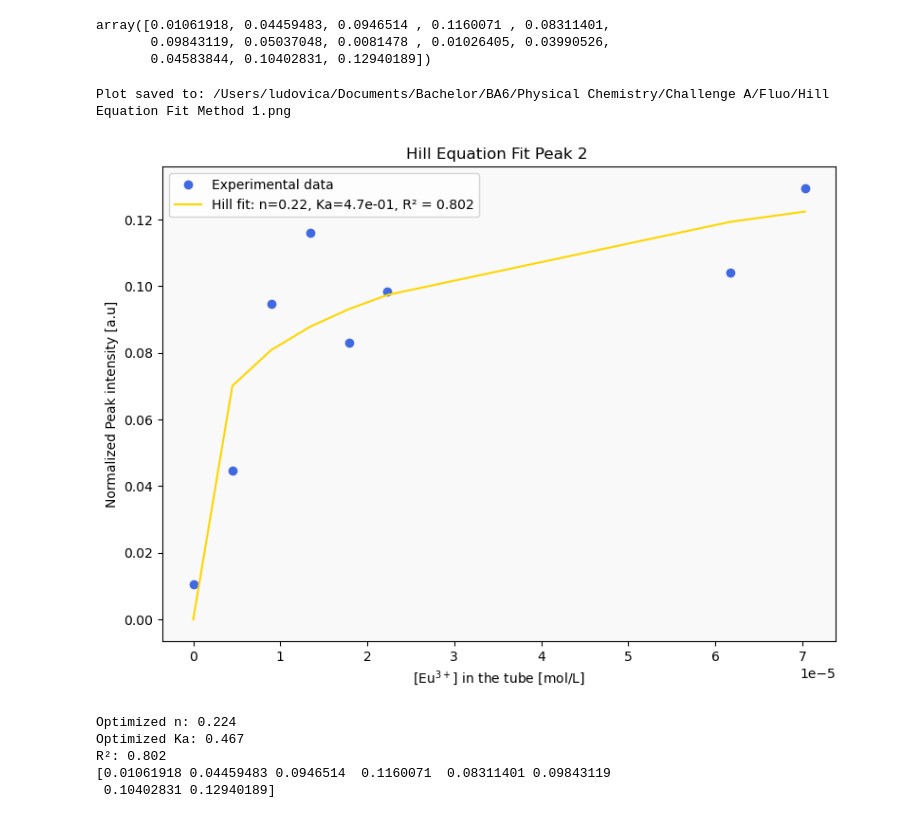
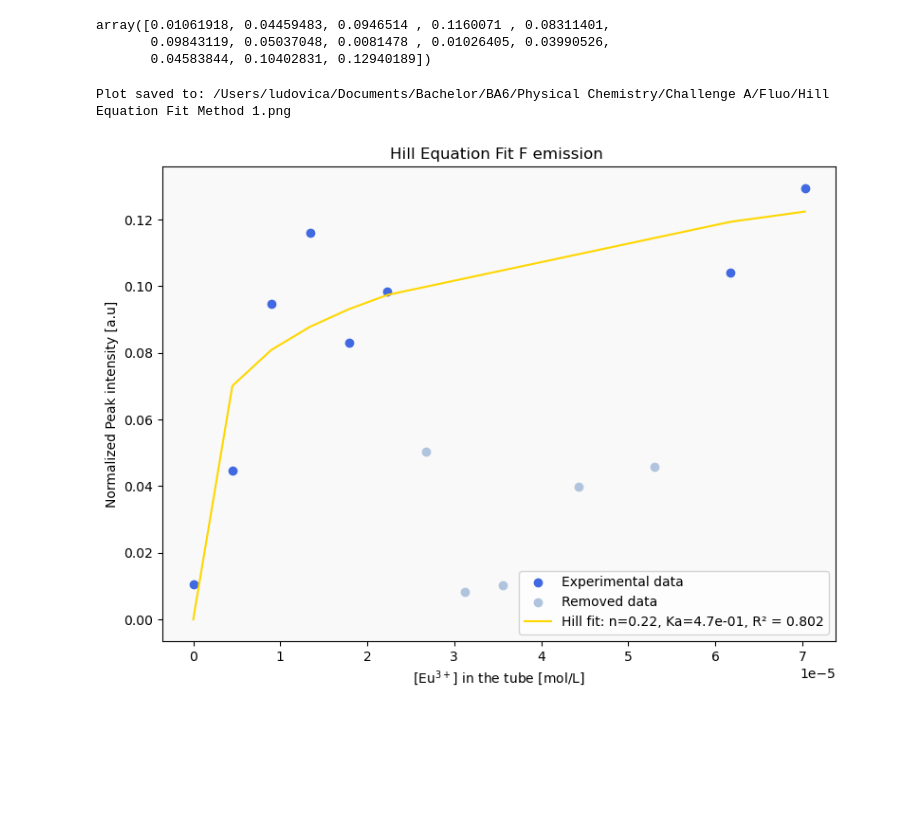
Before and after one commit to fracaludo/physicalchem, a Jupyter notebook: A/Fluo/max.ipynb, the cells around one changed output. Drawn from its saved outputs; the diff is of its cells as text; code cells hidden in the pictures; blank space fills up the shorter version.

```diff
--- a/A/Fluo/max.ipynb
+++ b/A/Fluo/max.ipynb
@@ -40,13 +40,16 @@ import os
 def hill_eq(x, n, Ka):
     return (x**n) / (Ka**n + x**n)
 
+x = 6
+y = 11
 # Given data
 ycbien_prime = selected_row.iloc[:, 1:].to_numpy().flatten()  # Remove the first (wavelength) value
 ycbien_prime = np.abs(ycbien_prime - 1)
-ycbien = np.delete(ycbien_prime, np.arange(6, 11))
+ycbien_removed = ycbien_prime[np.arange(x, y)].tolist()
+ycbien = np.delete(ycbien_prime, np.arange(x, y))
 
 
-xd = np.array([
+xd_prime = np.array([
     0,
     4.4932601E-06,
     8.9730808E-06,
@@ -61,7 +64,8 @@ xd = np.array([
     6.1704212E-05,
     7.0312500E-05
 ])
-xd = np.delete(xd, np.arange(6, 11))
+xd = np.delete(xd_prime, np.arange(x, y))
+xd_removed = xd_prime[np.arange(x, y)].tolist()
 
 ycbien_prime
 # %% [output]
@@ -77,43 +81,33 @@ n_opt, Ka_opt = popt  # Optimized parameters
 y_fit = hill_eq(xd, *popt)
 
 # Calculate R^2 score
 r2 = r2_score(ycbien, y_fit)
 
 # Plotting the original data and fitted curve
 plt.figure(figsize=(8, 6))
 
 # Plot: Standard Plot
 plt.plot(xd, ycbien, 'bo', color="royalblue", label='Experimental data')
+plt.plot(xd_removed, ycbien_removed, 'bo', color="lightsteelblue", label='Removed data')
 plt.plot(xd, y_fit, 'r-', color="gold", label=f'Hill fit: n={n_opt:.2f}, Ka={Ka_opt:.1e}, R² = {r2:.3f}')
 plt.xlabel('[Eu$^{3+}$] in the tube [mol/L]')
 plt.ylabel('Normalized Peak intensity [a.u]')
 plt.legend()
-plt.title(f'Hill Equation Fit Peak 2 ')
+plt.title(f'Hill Equation Fit F emission ')
 plt.gca().set_facecolor('#f9f9f9')
 
 plt.tight_layout()
 
 #function to save the plot
 def save_plot(directory, filename="Hill Equation Fit Method 1.png", format="png"):
     if not os.path.exists(directory):
         os.makedirs(directory)  # Create directory if it doesn't exist
     filepath = os.path.join(directory, filename)
     plt.savefig(filepath, format=format, dpi=600, bbox_inches="tight")
     print(f"Plot saved to: {filepath}")
 save_plot("/Users/ludovica/Documents/Bachelor/BA6/Physical Chemistry/Challenge A/Fluo")
 
 plt.show()
-
-# Print optimized parameters and R²
-print(f'Optimized n: {n_opt:.3f}')
-print(f'Optimized Ka: {Ka_opt:.3f}')
-print(f'R²: {r2:.3f}')
-print(ycbien)
 # %% [output]
 Plot saved to: /Users/ludovica/Documents/Bachelor/BA6/Physical Chemistry/Challenge A/Fluo/Hill Equation Fit Method 1.png
-[figure, old version]
+[figure, new version]
-Optimized n: 0.224
-Optimized Ka: 0.467
-R²: 0.802
-[0.01061918 0.04459483 0.0946514  0.1160071  0.08311401 0.09843119
- 0.10402831 0.12940189]
```
